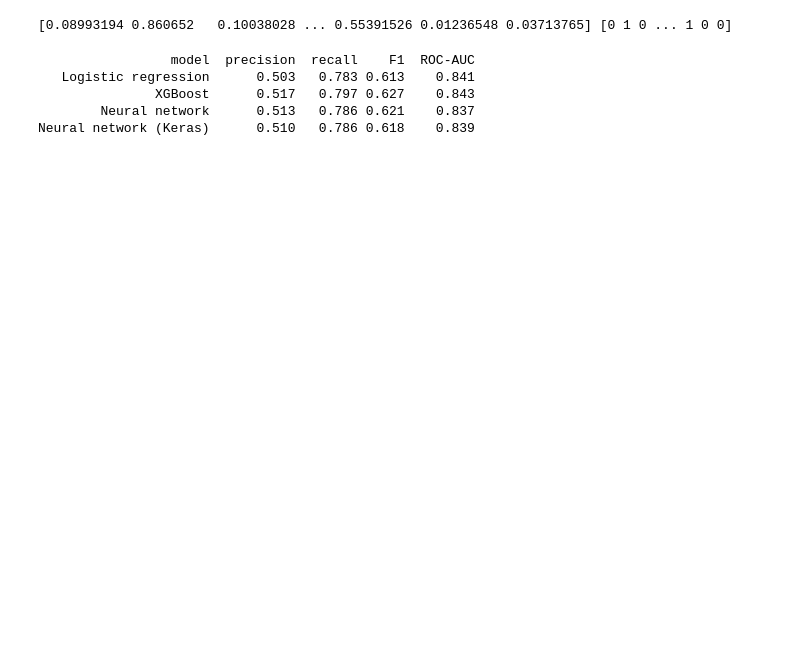
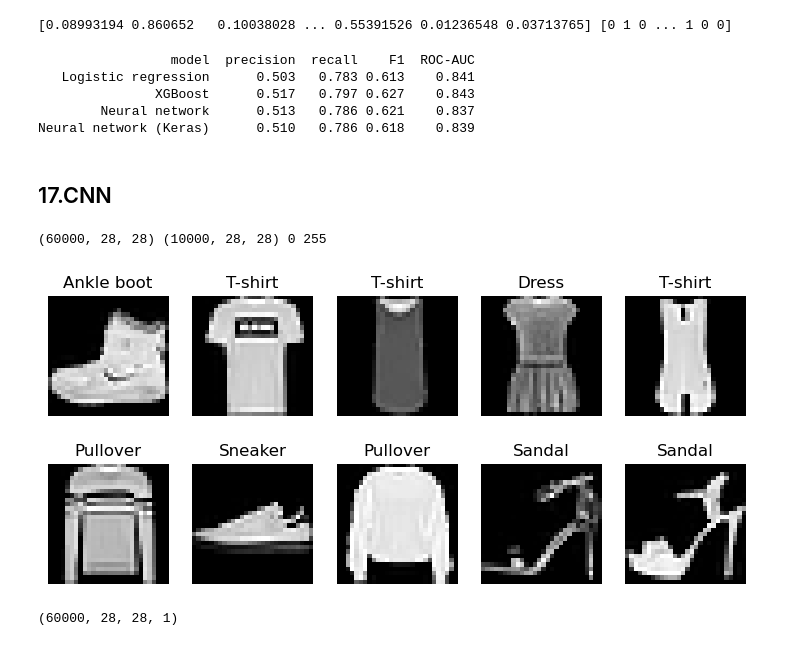
Before and after one commit to KirollosMessak/customer-churn-prediction, a Jupyter notebook: churn_prediction.ipynb, the cells around one changed output. Drawn from its saved outputs; the diff is of its cells as text; code cells hidden in the pictures; blank space fills up the shorter version.

Commit message:
Day 17: CNN on Fashion-MNIST

```diff
--- a/churn_prediction.ipynb
+++ b/churn_prediction.ipynb
@@ -841,3 +841,33 @@ print(results.round(3).to_string(index=False))
                XGBoost      0.517   0.797 0.627    0.843
         Neural network      0.513   0.786 0.621    0.837
 Neural network (Keras)      0.510   0.786 0.618    0.839
+# %% [markdown]
+## 17.CNN
+# %%
+import numpy as np
+import matplotlib.pyplot as plt
+import keras
+from keras import layers
+keras.utils.set_random_seed(42)
+
+(X_train, y_train), (X_test, y_test) = keras.datasets.fashion_mnist.load_data()
+# %%
+names = ['T-shirt', 'Trouser', 'Pullover', 'Dress', 'Coat',
+         'Sandal', 'Shirt', 'Sneaker', 'Bag', 'Ankle boot']
+# %%
+print(X_train.shape, X_test.shape, X_train.min(), X_train.max())
+# %% [output]
+(60000, 28, 28) (10000, 28, 28) 0 255
+# %%
+fig, ax = plt.subplots(2, 5, figsize=(9, 4))
+for i, a in enumerate(ax.flat):
+    a.imshow(X_train[i], cmap='gray'); a.set_title(names[y_train[i]]); a.axis('off')
+plt.show()
+# %% [output]
+[figure, added]
+# %%
+X_train = X_train.astype('float32')[..., None] / 255.0   # (60000, 28, 28, 1)
+X_test  = X_test.astype('float32')[..., None] / 255.0
+print(X_train.shape)
+# %% [output]
+(60000, 28, 28, 1)
```
Also changed, not shown: parts of 13 cells of this notebook, 1 other file.
